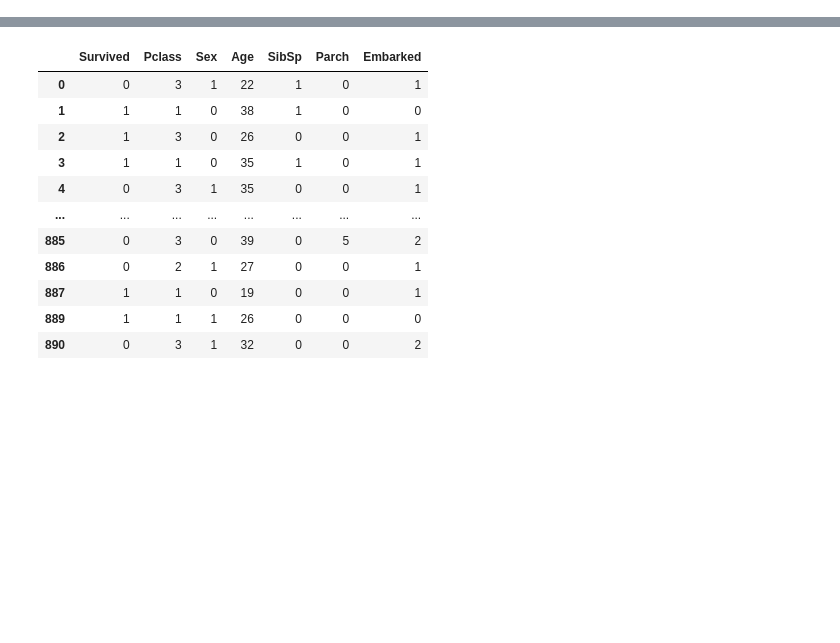
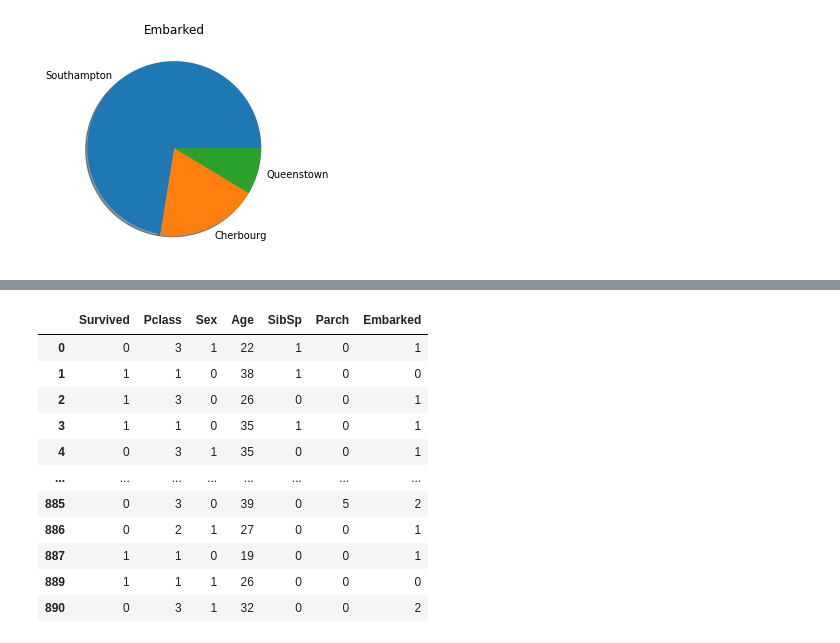
Before and after one commit to M4thez/titanic-machine-learning, a Jupyter notebook: titanic-model-experimental.ipynb, the cells around one changed output, grey strips where cells are left out. Cells and saved outputs as stored; diff of their text form; code cells hidden in the pictures; blank space fills up the shorter version.

```diff
--- a/titanic-model-experimental.ipynb
+++ b/titanic-model-experimental.ipynb
@@ -23,0 +32,8 @@ train_set.head()
+# %%
+embarked_stat = train_set.Embarked.value_counts()
+embarked_labels = ['Southampton', 'Cherbourg', 'Queenstown']
+plt.pie(embarked_stat, labels = embarked_labels, shadow=True)
+plt.title('Embarked')
+plt.show()
+# %% [output]
+[figure, added]
```
Also changed, not shown: parts of 3 cells of this notebook.
